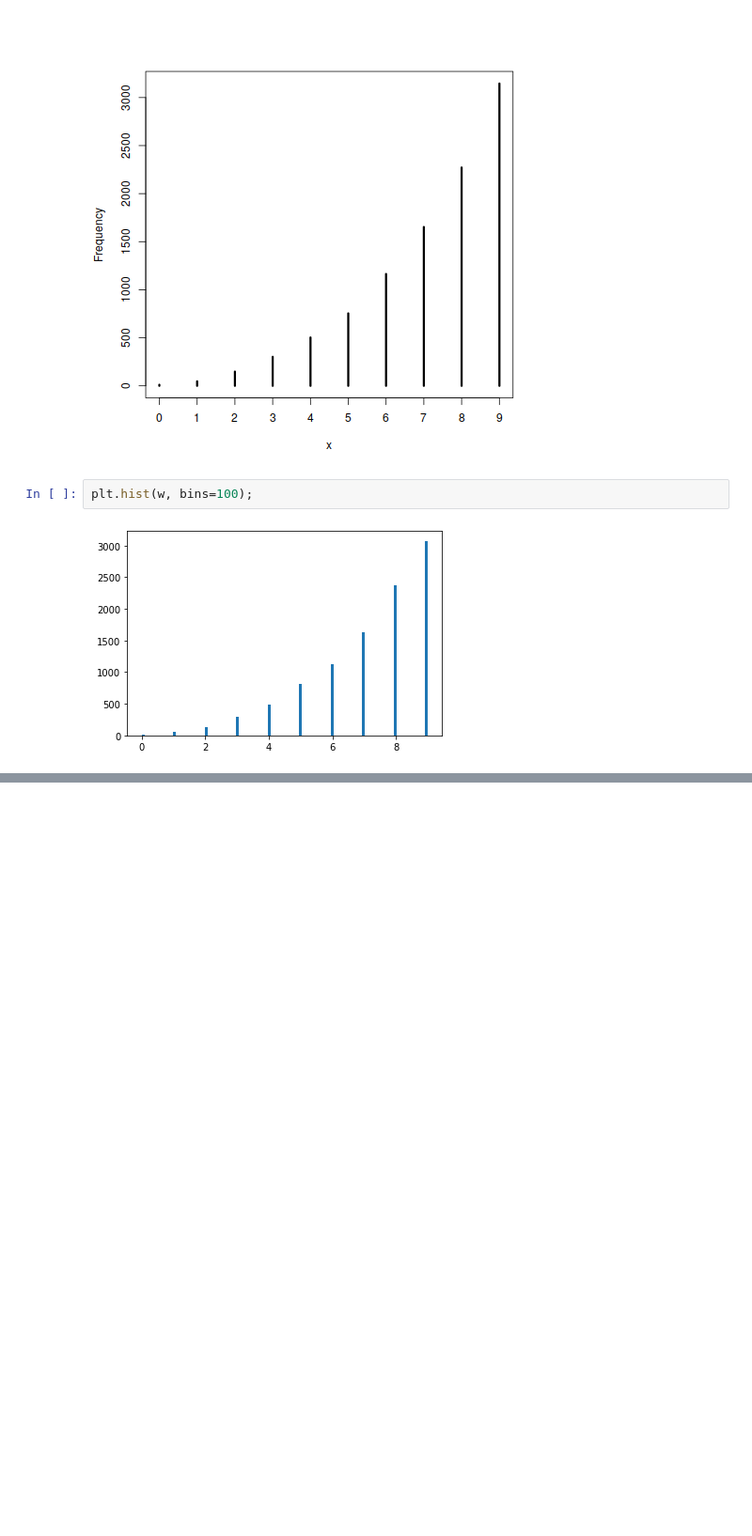
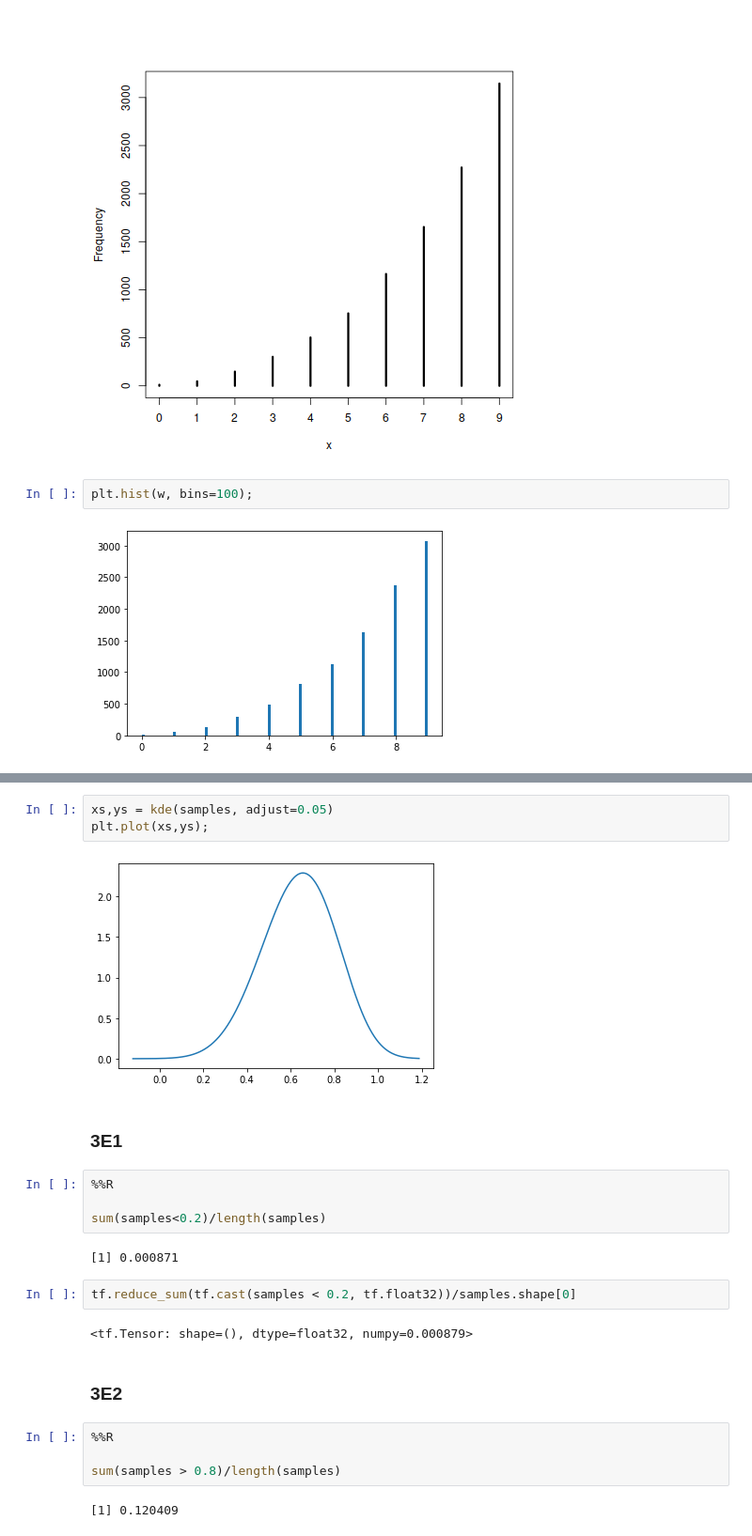
Before and after one commit to kms15/reading_notes, a Jupyter notebook: StatisticalRethinking/StatisticalRethinkingCh3.ipynb, the cells around one changed output, grey strips where cells are left out. Shown: that part at 94% size. Cells and saved outputs as stored; diff of their text form; blank space fills up the shorter version.

```diff
--- a/StatisticalRethinking/StatisticalRethinkingCh3.ipynb
+++ b/StatisticalRethinking/StatisticalRethinkingCh3.ipynb
@@ -438,0 +467,25 @@ plt.hist(w, bins=100);
+# %%
+xs,ys = kde(samples, adjust=0.05)
+plt.plot(xs,ys);
+# %% [output]
+[figure, added]
+# %% [markdown]
+### 3E1
+# %%
+%%R
+
+sum(samples<0.2)/length(samples)
+# %% [output]
+[1] 0.000871
+# %%
+tf.reduce_sum(tf.cast(samples < 0.2, tf.float32))/samples.shape[0]
+# %% [output]
+<tf.Tensor: shape=(), dtype=float32, numpy=0.000879>
+# %% [markdown]
+### 3E2
+# %%
+%%R
+
+sum(samples > 0.8)/length(samples)
+# %% [output]
+[1] 0.120409
```
Also changed, not shown: parts of 22 cells of this notebook.
